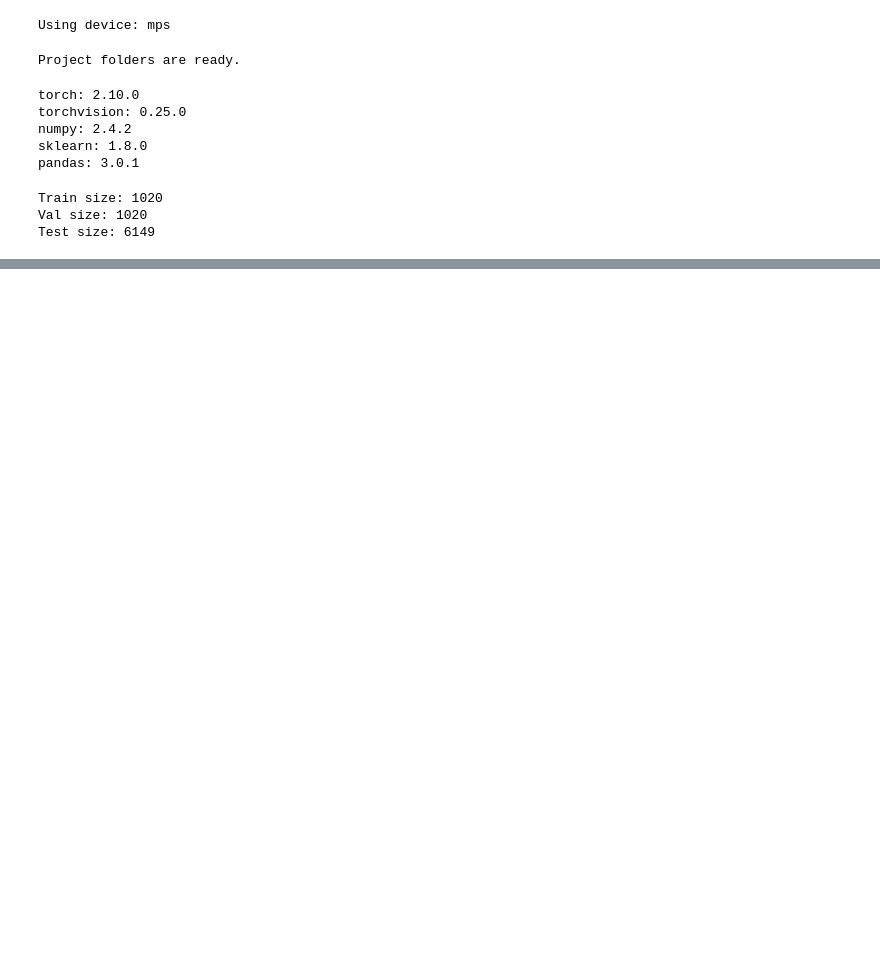
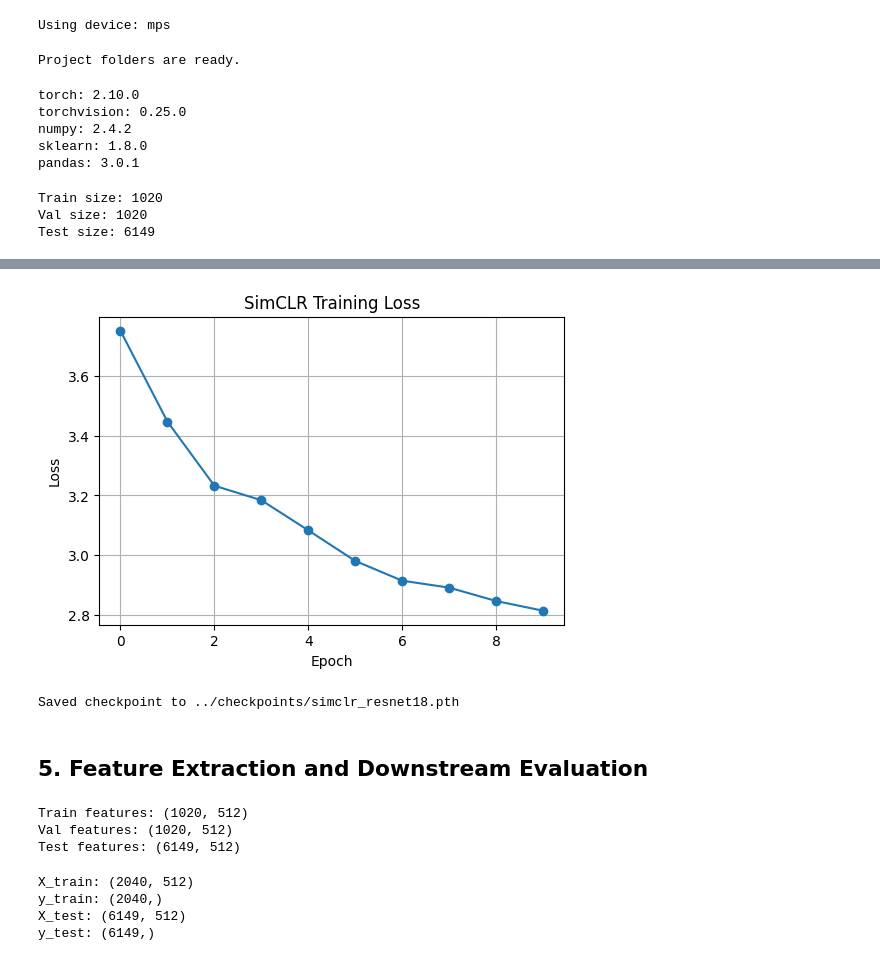
Before and after one commit to Yanbo314/Few-Shot-Representation-Learning, a Jupyter notebook: notebooks/main.ipynb, the cells around one changed output, grey strips where cells are left out. Cells and saved outputs as stored; diff of their text form; code cells hidden in the pictures; blank space fills up the shorter version.

```diff
--- a/notebooks/main.ipynb
+++ b/notebooks/main.ipynb
@@ -181,0 +344,15 @@ print("Saved figure to ../figures/flowers102_samples.png")
+# %%
+simclr_model = SimCLRModel(feature_dim=128).to(device)
+
+x1, x2 = next(iter(ssl_loader))
+x1 = x1.to(device)
+x2 = x2.to(device)
+
+_, z1 = simclr_model(x1)
+_, z2 = simclr_model(x2)
+
+print("z1 shape:", z1.shape)
+print("z2 shape:", z2.shape)
+
+test_loss = nt_xent_loss(z1, z2)
+print("Test loss:", test_loss.item())
@@ -181,0 +398,9 @@ print("Saved figure to ../figures/flowers102_samples.png")
+# %%
+simclr_model = SimCLRModel(feature_dim=128)
+
+simclr_loss_history = train_simclr(
+    simclr_model,
+    ssl_loader,
+    epochs=10,
+    lr=1e-3
+)
@@ -181,0 +418,17 @@ print("Saved figure to ../figures/flowers102_samples.png")
+# %%
+plt.figure(figsize=(6, 4))
+plt.plot(simclr_loss_history, marker='o')
+plt.xlabel("Epoch")
+plt.ylabel("Loss")
+plt.title("SimCLR Training Loss")
+plt.grid(True)
+plt.show()
+# %% [output]
+[figure, added]
+# %%
+torch.save(simclr_model.state_dict(), "../checkpoints/simclr_resnet18.pth")
+print("Saved checkpoint to ../checkpoints/simclr_resnet18.pth")
+# %% [output]
+Saved checkpoint to ../checkpoints/simclr_resnet18.pth
+# %% [markdown]
+## 5. Feature Extraction and Downstream Evaluation
@@ -181,0 +466,28 @@ print("Saved figure to ../figures/flowers102_samples.png")
+# %%
+train_features, train_labels = extract_features(simclr_model, train_dataset)
+val_features, val_labels = extract_features(simclr_model, val_dataset)
+test_features, test_labels = extract_features(simclr_model, test_dataset)
+
+print("Train features:", train_features.shape)
+print("Val features:", val_features.shape)
+print("Test features:", test_features.shape)
+# %% [output]
+Train features: (1020, 512)
+Val features: (1020, 512)
+Test features: (6149, 512)
+# %%
+X_train = np.concatenate([train_features, val_features], axis=0)
+y_train = np.concatenate([train_labels, val_labels], axis=0)
+
+X_test = test_features
+y_test = test_labels
+
+print("X_train:", X_train.shape)
+print("y_train:", y_train.shape)
+print("X_test:", X_test.shape)
+print("y_test:", y_test.shape)
+# %% [output]
+X_train: (2040, 512)
+y_train: (2040,)
+X_test: (6149, 512)
+y_test: (6149,)
```
Also changed, not shown: parts of 30 cells of this notebook, 1 other file.
